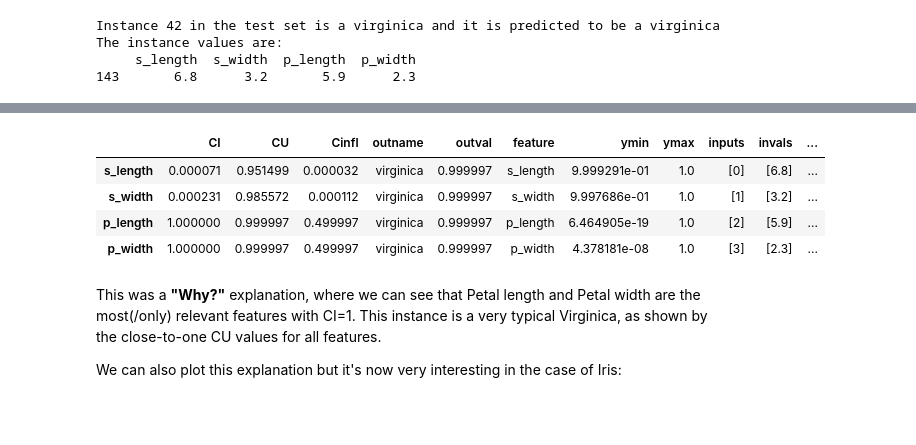
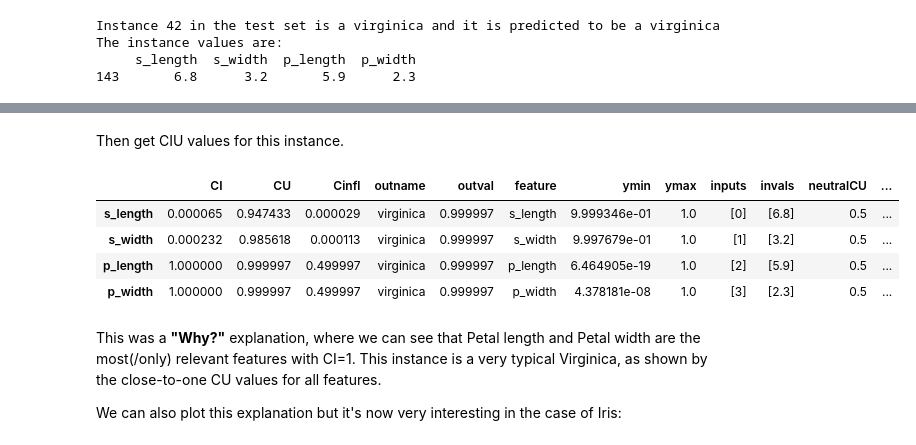
Before and after one commit to KaryFramling/py-ciu, a Jupyter notebook: README_notebook.ipynb, the cells around one changed output, grey strips where cells are left out. Saved outputs shown, nothing was run; the diff lists cells and outputs as text; code cells hidden in the pictures; blank space fills up the shorter version.

Commit message:
Checked all notebooks. Also fixed a bug in explaining intermediate concepts (as target_concept).

```diff
--- a/README_notebook.ipynb
+++ b/README_notebook.ipynb
@@ -84,13 +94,15 @@ Remark: we do not set a seed value, so there will be minor changes in the last d
+# %% [markdown]
+Then get CIU values for this instance.
 # %%
 iris_ciu = ciu.CIU(model.predict_proba, iris_outnames, data=X_train)
-CIUres = iris_ciu.explain(instance, output_ind=2)
+CIUres = iris_ciu.explain(instance, output_inds=2)
 display(CIUres)
 # %% [output]
-|  | CI | CU | Cinfl | outname | outval | feature | ymin | ymax | inputs | invals | ... |
-| s_length | 0.000071 | 0.951499 | 0.000032 | virginica | 0.999997 | s_length | 9.999291e-01 | 1.0 | [0] | [6.8] | ... |
-| s_width | 0.000231 | 0.985572 | 0.000112 | virginica | 0.999997 | s_width | 9.997686e-01 | 1.0 | [1] | [3.2] | ... |
-| p_length | 1.000000 | 0.999997 | 0.499997 | virginica | 0.999997 | p_length | 6.464905e-19 | 1.0 | [2] | [5.9] | ... |
-| p_width | 1.000000 | 0.999997 | 0.499997 | virginica | 0.999997 | p_width | 4.378181e-08 | 1.0 | [3] | [2.3] | ... |
+|  | CI | CU | Cinfl | outname | outval | feature | ymin | ymax | inputs | invals | neutralCU | ... |
+| s_length | 0.000065 | 0.947433 | 0.000029 | virginica | 0.999997 | s_length | 9.999346e-01 | 1.0 | [0] | [6.8] | 0.5 | ... |
+| s_width | 0.000232 | 0.985618 | 0.000113 | virginica | 0.999997 | s_width | 9.997679e-01 | 1.0 | [1] | [3.2] | 0.5 | ... |
+| p_length | 1.000000 | 0.999997 | 0.499997 | virginica | 0.999997 | p_length | 6.464905e-19 | 1.0 | [2] | [5.9] | 0.5 | ... |
+| p_width | 1.000000 | 0.999997 | 0.499997 | virginica | 0.999997 | p_width | 4.378181e-08 | 1.0 | [3] | [2.3] | 0.5 | ... |
 # %% [markdown]
 This was a **"Why?"** explanation, where we can see that Petal length and Petal width are the most(/only) relevant features with CI=1. This instance is a very typical Virginica, as shown by the close-to-one CU values for all features.
 
```
Also changed, not shown: parts of 19 cells of this notebook, 10 other files.
